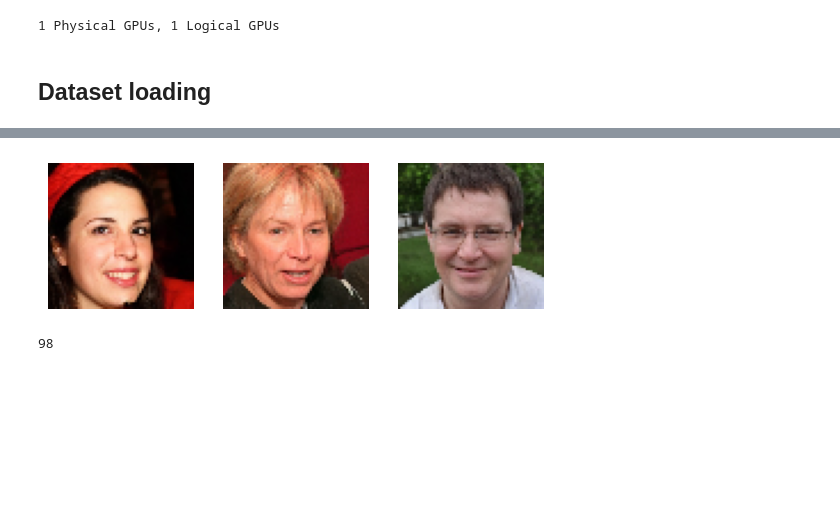
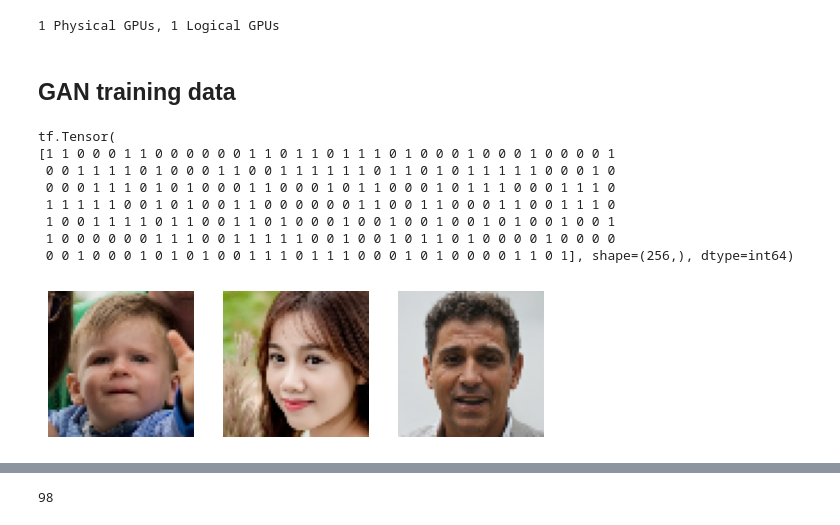
Before and after one commit to sanyamjain0315/generated-image-detection, a Jupyter notebook: GAN.ipynb, the cells around one changed output, grey strips where cells are left out. Drawn from its saved outputs; the diff is of its cells as text; code cells hidden in the pictures; blank space fills up the shorter version.

```diff
--- a/GAN.ipynb
+++ b/GAN.ipynb
@@ -95,2 +47,0 @@ num_images = 25000
-# %% [markdown]
-## Dataset loading
@@ -97 +56,30 @@ num_images = 25000
+# %% [markdown]
+## GAN training data
+# %%
+# For sampling real and fake images
+def sample_each_label(df,no_imgs=25000,shuffle=False):
+    each_label_images = int(no_imgs / 2)
+    subset_label_0 = df[df['label'] == 0].sample(n=each_label_images, random_state=69)
+    subset_label_1 = df[df['label'] == 1].sample(n=each_label_images, random_state=69)
+    final_subset = pd.concat([subset_label_0, subset_label_1])
+    if shuffle == True:
+        final_subset = final_subset.sample(frac=1, random_state=69).reset_index(drop=True)
+    return final_subset
+
+def read_image(image_file, label):
+    image = tf.io.read_file("real_vs_fake/real-vs-fake/" + image_file)
+    image = tf.image.decode_jpeg(image, channels=3)
+    return image, label
+
+def augument(image, label):
+    image = tf.image.resize(image, [IMAGE_HEIGHT, IMAGE_WIDTH], method=tf.image.ResizeMethod.GAUSSIAN)
+    image = tf.cast(image, tf.float32)
+    image = (image - 127.5) / 127.5 # Adjusting pixel range between -1 and 1
+    return image, label
+
+df = pd.read_csv("real_vs_fake/train.csv")
+df = sample_each_label(df,no_imgs=NUM_IMAGES,shuffle=True)
+
+dataset = tf.data.Dataset.from_tensor_slices((df['path'].values,df['label'].values))
+dataset = dataset.map(read_image).map(augument).batch(BATCH_SIZE)
 # %%
@@ -114,9 +107,22 @@ dataset = dataset.batch(BATCH_SIZE)
 # %%
 def display_imgs(dataset, num_images=1):
-    for batch in dataset.take(1):
-        batch = (batch + 1) / 2
-        for i in range(min(BATCH_SIZE, num_images)):
-            plt.subplot(1, num_images, i + 1)
-            plt.imshow(batch[i].numpy())
-            plt.axis("off")
-        plt.show()
+    for batch, labels in dataset.take(1):
+      print(labels)
+      batch = (batch + 1) / 2
+      for i in range(min(BATCH_SIZE, num_images)):
+          plt.subplot(1, num_images, i + 1)
+          plt.imshow(batch[i].numpy())
+          plt.axis("off")
+      plt.show()
+
+display_imgs(dataset,num_images=3)
+# %% [output]
+tf.Tensor(
+[1 1 0 0 0 1 1 0 0 0 0 0 0 1 1 0 1 1 0 1 1 1 0 1 0 0 0 1 0 0 0 1 0 0 0 0 1
+ 0 0 1 1 1 1 0 1 0 0 0 1 1 0 0 1 1 1 1 1 1 0 1 1 0 1 0 1 1 1 1 1 0 0 0 1 0
+ 0 0 0 1 1 1 0 1 0 1 0 0 0 1 1 0 0 0 1 0 1 1 0 0 0 1 0 1 1 1 0 0 0 1 1 1 0
+ 1 1 1 1 1 0 0 1 0 1 0 0 1 1 0 0 0 0 0 0 1 1 0 0 1 1 0 0 0 1 1 0 0 1 1 1 0
+ 1 0 0 1 1 1 1 0 1 1 0 0 1 1 0 1 0 0 0 1 0 0 1 0 0 1 0 0 1 0 1 0 0 1 0 0 1
+ 1 0 0 0 0 0 0 1 1 1 0 0 1 1 1 1 1 0 0 1 0 0 1 0 1 1 0 1 0 0 0 0 1 0 0 0 0
+ 0 0 1 0 0 0 1 0 1 0 1 0 0 1 1 1 0 1 1 1 0 0 0 1 0 1 0 0 0 0 1 1 0 1], shape=(256,), dtype=int64)
+[figure, added]
@@ -123,7 +130,3 @@ def display_imgs(dataset, num_images=1):
-# %%
-display_imgs(dataset,num_images=3)
-# %% [output]
-[figure, removed]
 # %%
 len(dataset)
 # %% [output]
```
Also changed, not shown: parts of 48 cells of this notebook, 12 other files.
